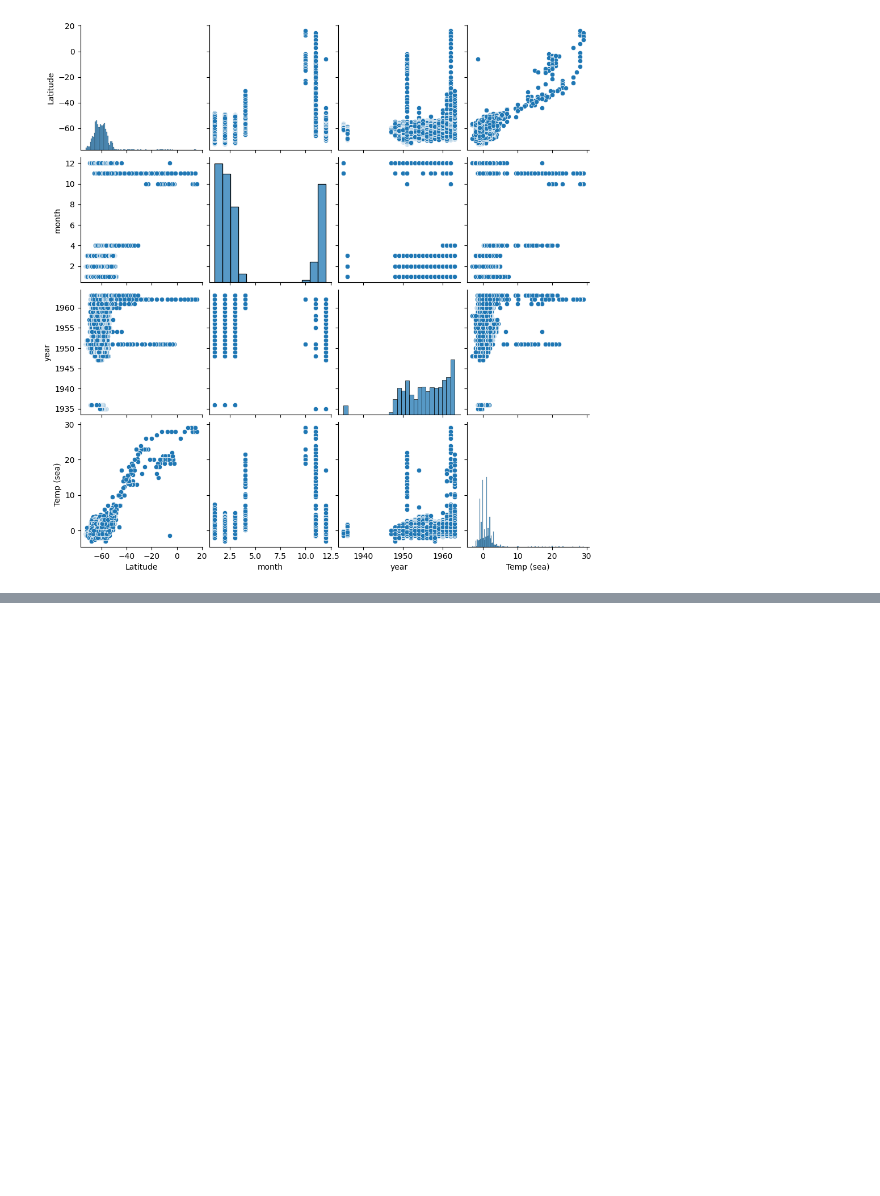
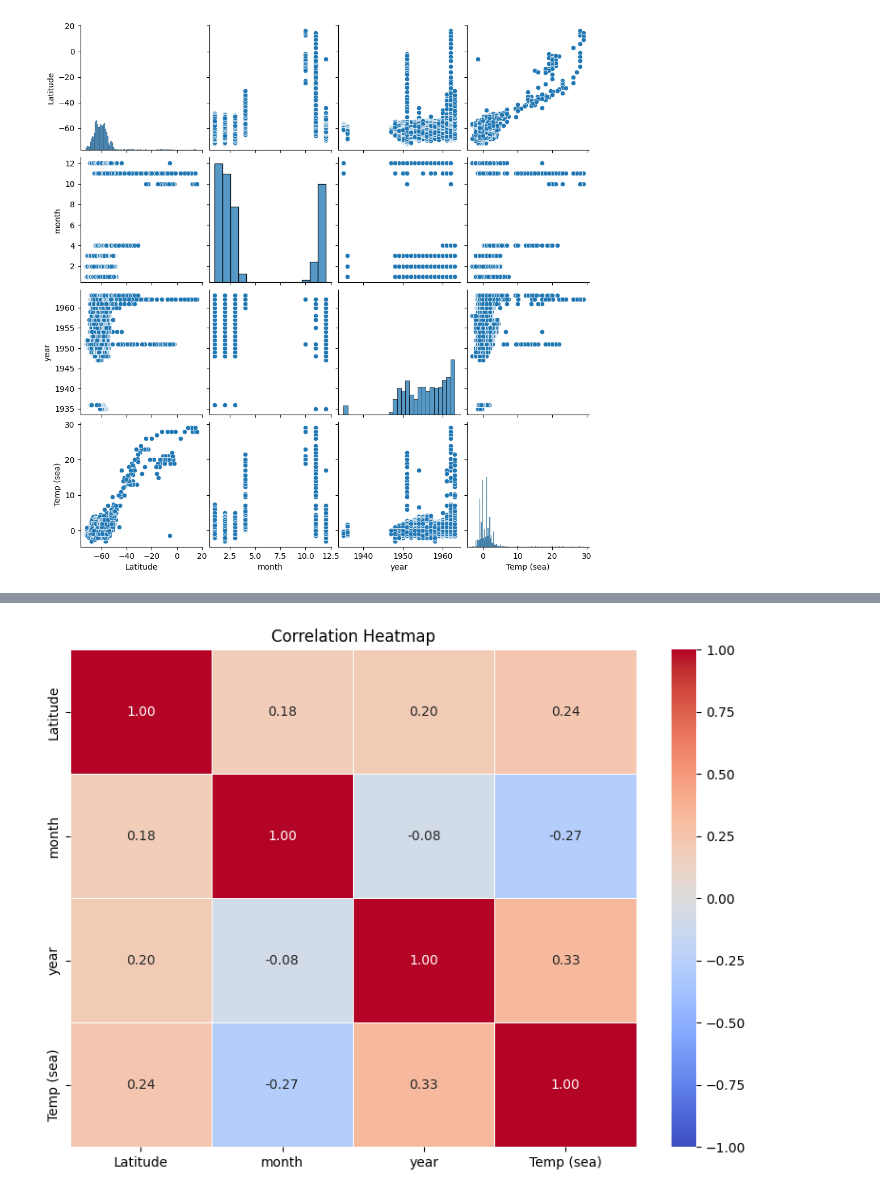
Before and after one commit to wandang2002/CDS-301, a Jupyter notebook: SST.ipynb, the cells around one changed output, grey strips where cells are left out. Drawn from its saved outputs; the diff is of its cells as text; code cells hidden in the pictures; blank space fills up the shorter version.

```diff
--- a/SST.ipynb
+++ b/SST.ipynb
@@ -298,0 +340,18 @@ sns.pairplot(dlta[['Latitude', 'month', 'year','Temp (sea)']])
+# %%
+corr_matrix = dlta[['Latitude', 'month', 'year', 'Temp (sea)']].corr()
+
+# Plot heatmap
+plt.figure(figsize=(8, 6))
+sns.heatmap(
+    corr_matrix,
+    annot=True,
+    cmap='coolwarm',     # red for positive, blue for negative
+    fmt=".2f",
+    linewidths=0.5,
+    vmin=-1, vmax=1       # force color scale: blue = -1, red = +1
+)
+plt.title("Correlation Heatmap")
+plt.tight_layout()
+plt.show()
+# %% [output]
+[figure, added]
```
Also changed, not shown: parts of 4 cells of this notebook.
